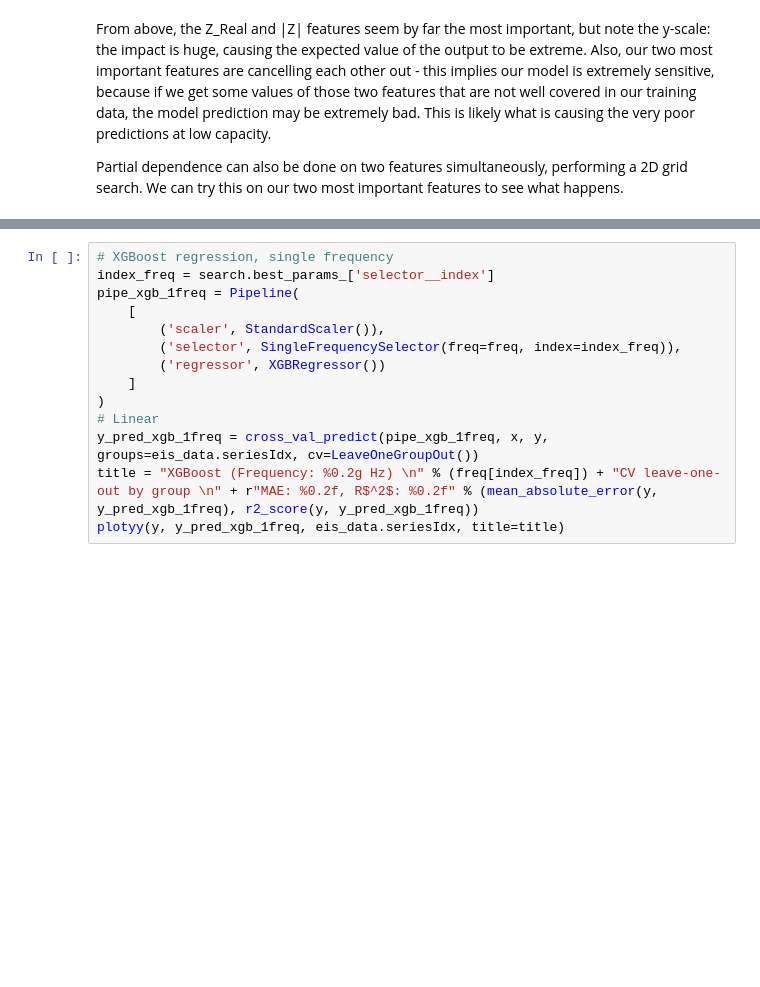
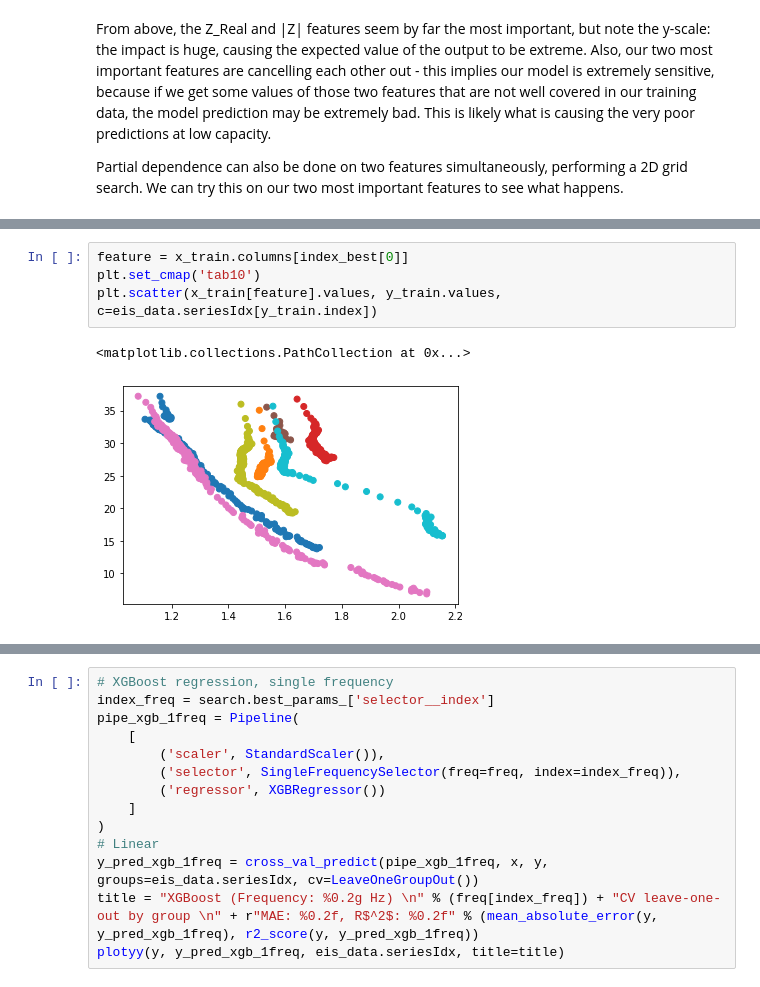
Before and after one commit to battery-data-commons/mrs-sp22-tutorial, a Jupyter notebook: ml_predicting_capacity_with_eis.ipynb, the cells around one changed output, grey strips where cells are left out. Drawn from its saved outputs; the diff is of its cells as text; blank space fills up the shorter version.

```diff
--- a/ml_predicting_capacity_with_eis.ipynb
+++ b/ml_predicting_capacity_with_eis.ipynb
@@ -504,3 +521,10 @@ Partial dependence can also be done on two features simultaneously, performing a
+# %%
+feature = x_train.columns[index_best[0]]
+plt.set_cmap('tab10')
+plt.scatter(x_train[feature].values, y_train.values, c=eis_data.seriesIdx[y_train.index])
+# %% [output]
+<matplotlib.collections.PathCollection at 0x...>
+[figure, added]
 # %%
 plt.set_cmap('cividis')
 PartialDependenceDisplay.from_estimator(search.best_estimator_,
```
Also changed, not shown: parts of 10 cells of this notebook.
